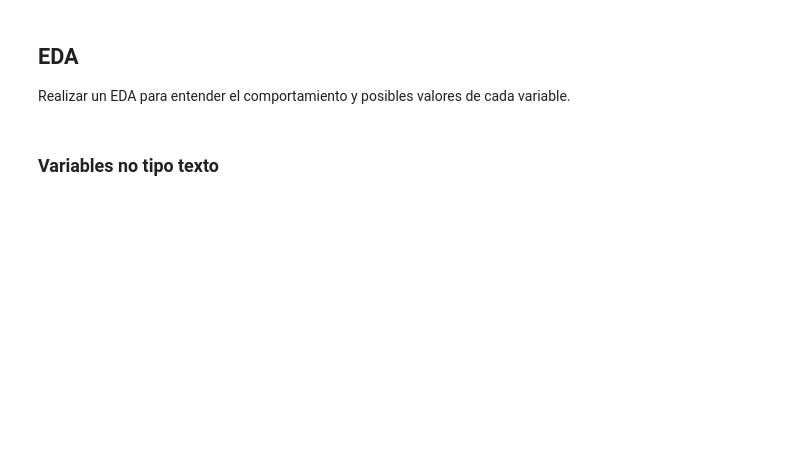
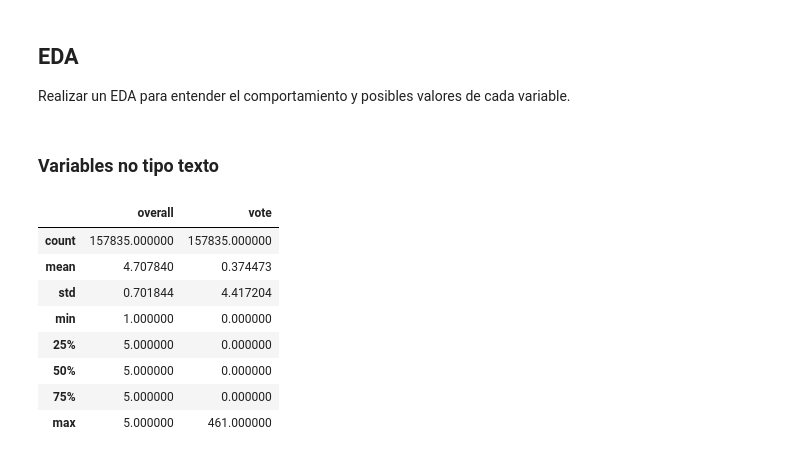
Before and after one commit to jhonattanreales21/nlp_icesi, a Jupyter notebook: unidad_1/Cano_Reales_Sentiment_analysis.ipynb, the cells around one changed output. Cells and saved outputs as stored; diff of their text form; code cells hidden in the pictures; blank space fills up the shorter version.

```diff
--- a/unidad_1/Cano_Reales_Sentiment_analysis.ipynb
+++ b/unidad_1/Cano_Reales_Sentiment_analysis.ipynb
@@ -121,8 +108,9 @@ Name: style, Length: 169781, dtype: object
 df_music = df_music.dropna(subset=["style", "reviewText"])
 
 # Modificamos la columna style para que solo tengas valores tipo texto, sin diccionario
-df_music["style"] = df_music["style"].apply(lambda x: x.get("Format"))
-
+df_music["style"] = df_music["style"].apply(
+    lambda x: x.get("Format:") if isinstance(x, dict) else None
+)
 # A la columna vote, los valores nulos los cambiamos por 0
 df_music["vote"] = df_music["vote"].fillna(0)
 
@@ -139,3 +128,15 @@ df_music.sample(2)
 Realizar un EDA para entender el comportamiento y posibles valores de cada variable.
 # %% [markdown]
 ### Variables no tipo texto
+# %%
+df_music.describe()
+# %% [output]
+|  | overall | vote |
+| count | 157835.000000 | 157835.000000 |
+| mean | 4.707840 | 0.374473 |
+| std | 0.701844 | 4.417204 |
+| min | 1.000000 | 0.000000 |
+| 25% | 5.000000 | 0.000000 |
+| 50% | 5.000000 | 0.000000 |
+| 75% | 5.000000 | 0.000000 |
+| max | 5.000000 | 461.000000 |
```
Also changed, not shown: parts of 15 cells of this notebook.
